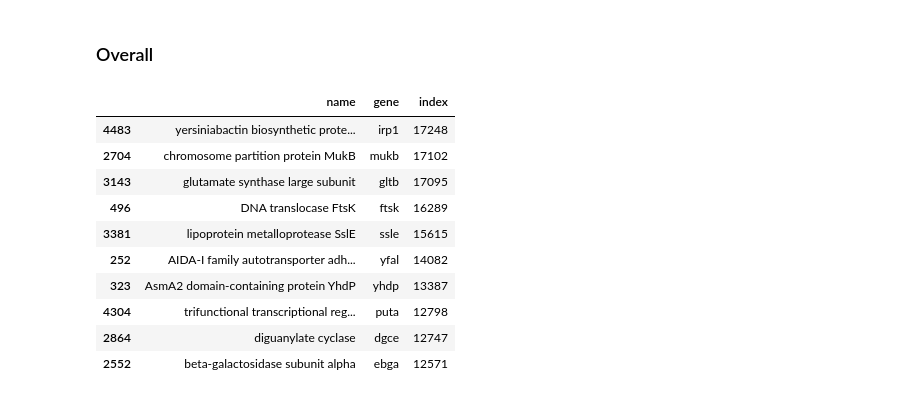
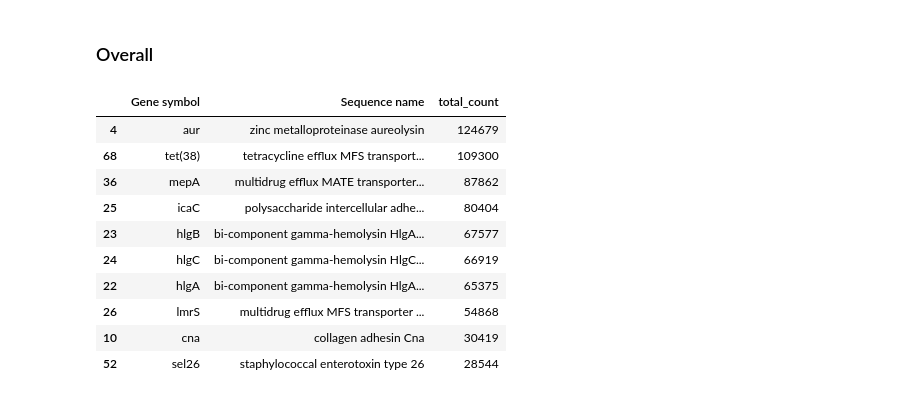
Before and after one commit to ryashpal/alfred-data-analysis, a Jupyter notebook: notebooks/genome_nlp_tokens/token_amrgene_overlaps_saur.ipynb, the cells around one changed output. Saved outputs shown, nothing was run; the diff lists cells and outputs as text; code cells hidden in the pictures.

```diff
--- a/notebooks/genome_nlp_tokens/token_amrgene_overlaps_saur.ipynb
+++ b/notebooks/genome_nlp_tokens/token_amrgene_overlaps_saur.ipynb
@@ -94,10 +94,9 @@ import pandas as pd
 from pathlib import Path
 
 
-highriskAnnotationsDfList = []
-controlAnnotationsDfList = []
+amrfinderDir = Path(os.environ['GENOMICS_DATA_BASE'], 'amrfinder')
 
-amrfinderDir = Path(os.environ['GENOMICS_DATA_BASE'], 'amrfinder')
+overlappingDfList = []
 
 for tubeId, bedDf in bedDfs.items():
     amrfinderFile = Path(amrfinderDir, tubeId + '_amr_results.txt')
@@ -109,8 +108,10 @@ for tubeId, bedDf in bedDfs.items():
             left_on = ['contig_id'],
             right_on = ['Contig id'],
         )
-        print(bedDf)
-        print(amrfinderDf)
-        print(mergedDf)
-        break
+        mergedDf['tube_code'] = tubeId
+        tempOverlappingDf = mergedDf[(mergedDf.start_position >= mergedDf.Start) & (mergedDf.end_position <= mergedDf.Stop)]
+        overlappingDfList.append(tempOverlappingDf)
+
+overlappingDf = pd.concat(overlappingDfList, ignore_index=True)
+overlappingDf
 # %% [output]
@@ -152,16 +148,16 @@ overlappingDf.feature_type.value_counts().plot(kind = 'bar')
 # %% [markdown]
 ### Overall
 # %%
-overlappingDf[['name', 'gene', 'index']].groupby(by=['name', 'gene']).agg('count').reset_index().sort_values(by=['index'], ascending=False)[:10]
+overlappingDf[['contig_id', 'Gene symbol', 'Sequence name']].groupby(by=['Gene symbol', 'Sequence name']).agg('count').reset_index().rename(columns={'contig_id': 'total_count'}).sort_values(by=['total_count'], ascending=False)[:10]
 # %% [output]
-|  | name | gene | index |
-| 4483 | yersiniabactin biosynthetic prote... | irp1 | 17248 |
-| 2704 | chromosome partition protein MukB | mukb | 17102 |
-| 3143 | glutamate synthase large subunit | gltb | 17095 |
-| 496 | DNA translocase FtsK | ftsk | 16289 |
-| 3381 | lipoprotein metalloprotease SslE | ssle | 15615 |
-| 252 | AIDA-I family autotransporter adh... | yfal | 14082 |
-| 323 | AsmA2 domain-containing protein YhdP | yhdp | 13387 |
-| 4304 | trifunctional transcriptional reg... | puta | 12798 |
-| 2864 | diguanylate cyclase | dgce | 12747 |
-| 2552 | beta-galactosidase subunit alpha | ebga | 12571 |
+|  | Gene symbol | Sequence name | total_count |
+| 4 | aur | zinc metalloproteinase aureolysin | 124679 |
+| 68 | tet(38) | tetracycline efflux MFS transport... | 109300 |
+| 36 | mepA | multidrug efflux MATE transporter... | 87862 |
+| 25 | icaC | polysaccharide intercellular adhe... | 80404 |
+| 23 | hlgB | bi-component gamma-hemolysin HlgA... | 67577 |
+| 24 | hlgC | bi-component gamma-hemolysin HlgC... | 66919 |
+| 22 | hlgA | bi-component gamma-hemolysin HlgA... | 65375 |
+| 26 | lmrS | multidrug efflux MFS transporter ... | 54868 |
+| 10 | cna | collagen adhesin Cna | 30419 |
+| 52 | sel26 | staphylococcal enterotoxin type 26 | 28544 |
```
Also changed, not shown: parts of 31 cells of this notebook, 3 other files.
